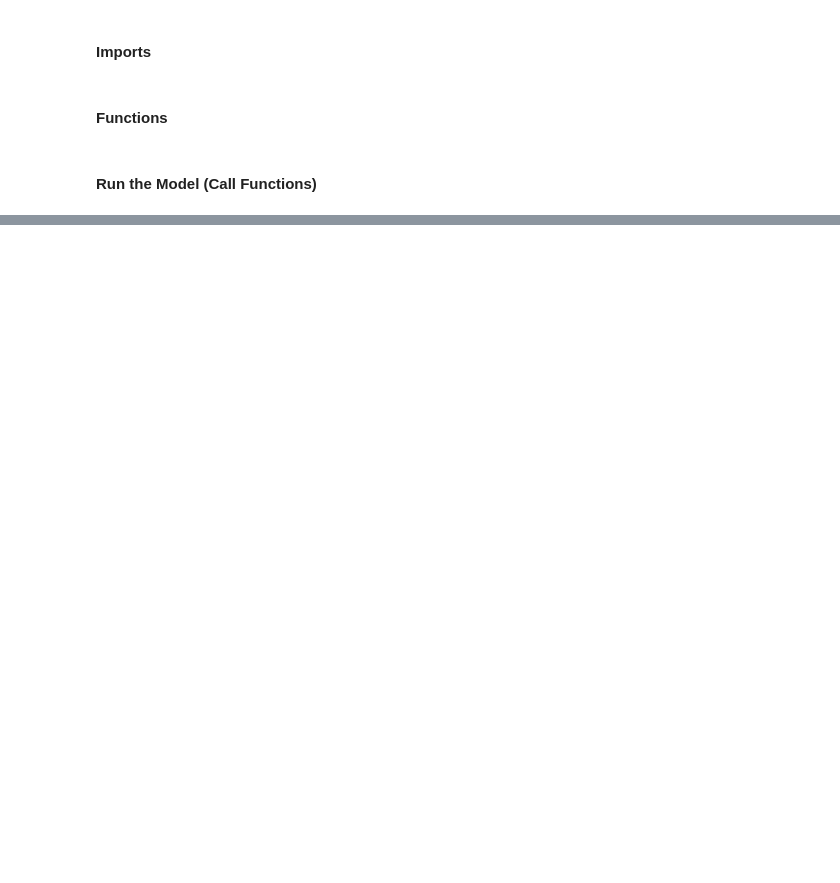
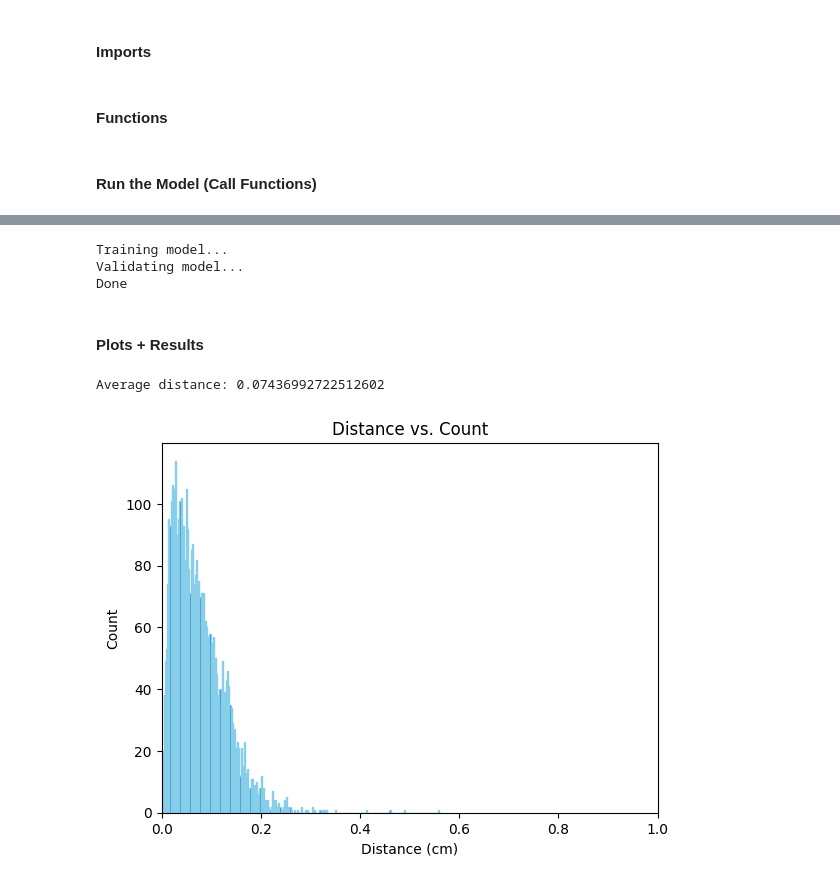
Before and after one commit to arj-shriv/COSI, a Jupyter notebook: random_forests.ipynb, the cells around one changed output, grey strips where cells are left out. Saved outputs shown, nothing was run; the diff lists cells and outputs as text; code cells hidden in the pictures; blank space fills up the shorter version.

```diff
--- a/random_forests.ipynb
+++ b/random_forests.ipynb
@@ -55,10 +60,10 @@ def adjust_x_y(x, y):
 
     return adj_x, adj_y
 # %%
-def train_model_normal(x_train, y_train, n_estimators=12, random_state=12345, verbose = 1):
+def train_model(x_train, y_train, n_estimators=12, random_state=12345, verbose = 1):
     rf = RandomForestRegressor(
         n_estimators=n_estimators,
-        max_depth=20,
+        max_depth=23,
         min_samples_leaf=2,
         min_samples_split=4,
         max_features='sqrt',
@@ -204,3 +216,15 @@ def train_depth(x_train, x_test, y_train, y_test, verbose = 1):
     return rf
 # %% [markdown]
 #### Run the Model (Call Functions)
+# %%
+# set up model
+data = "output_x3_y2.csv"
+print("Reading Data...")
+x, y = read_data(data)
+print("Adjusting Data...")
+x, y = adjust_x_y(x, y)
+print("Split Data...")
+x_train, x_test, y_train, y_test = train_test_split(x, y, test_size = 0.3, random_state = 12345)
+print("Done")
+
+y
@@ -206,0 +249,28 @@ def train_depth(x_train, x_test, y_train, y_test, verbose = 1):
+# %%
+# run the model - normal
+print("Training model...")
+rf = train_model(x_train, y_train, verbose = 1)
+print("Validating model...")
+distance, direction = test(rf, x_test, y_test)
+print("Done")
+# %% [output]
+Training model...
+Validating model...
+Done
+# %% [markdown]
+#### Plots + Results
+# %%
+# Plots Distance vs Count
+
+print("Average distance:", np.average(distance))
+plt.hist(distance, bins=250, edgecolor='skyblue')
+bottom, top = plt.ylim()
+# plt.ylim(0, 10)
+plt.xlim(0, 1)
+plt.xlabel('Distance (cm)')
+plt.ylabel('Count')
+plt.title('Distance vs. Count')
+plt.show()
+# %% [output]
+Average distance: 0.07436992722512602
+[figure, added]
```
Also changed, not shown: parts of 16 cells of this notebook.
